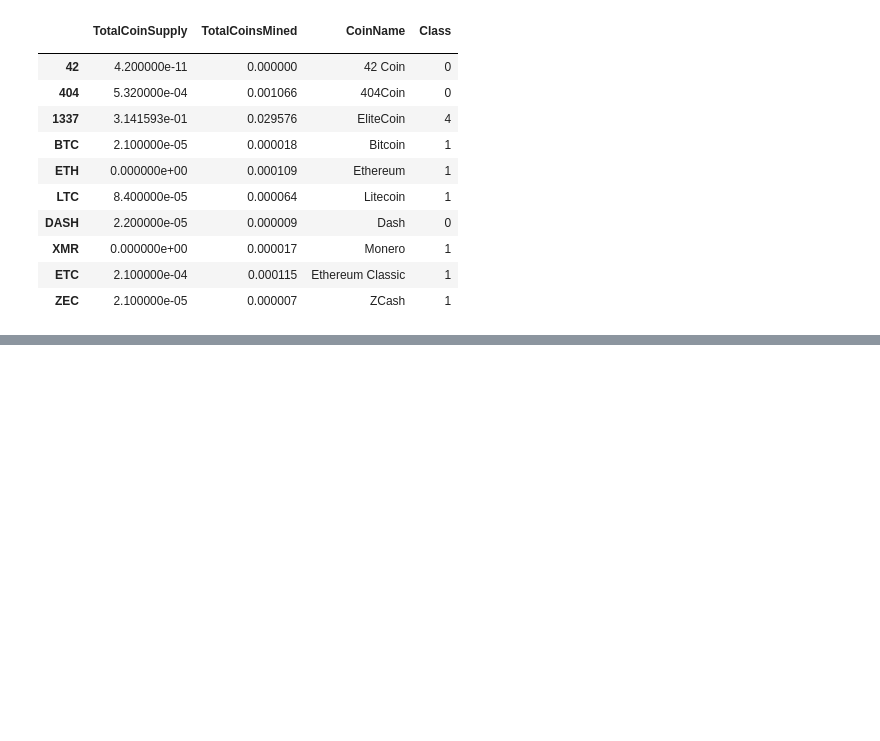
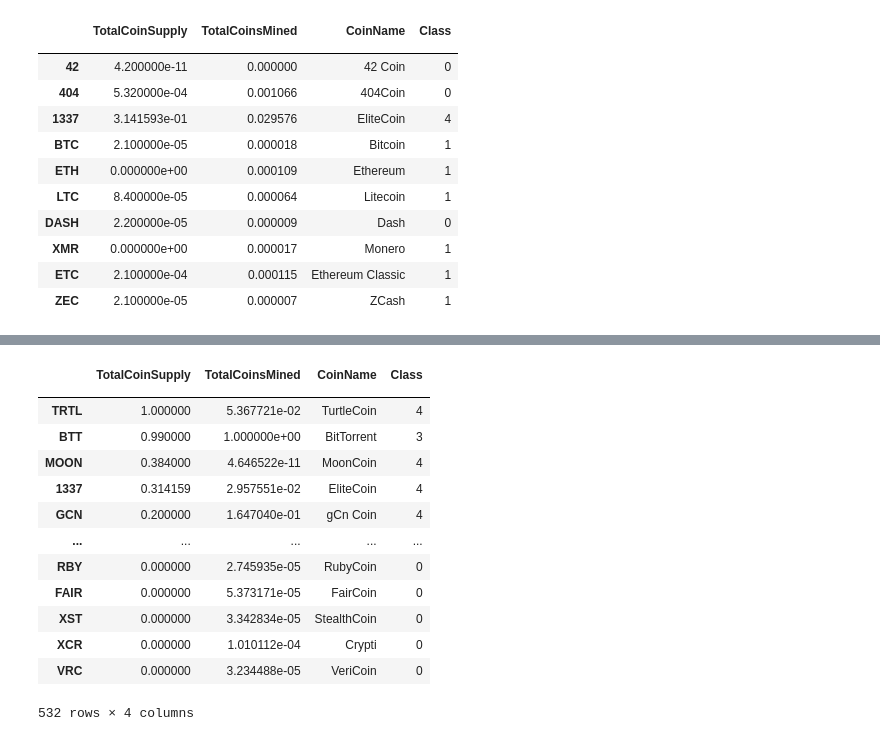
Before and after one commit to willmino/Cryptocurrencies, a Jupyter notebook: crypto_clustering.ipynb, the cells around one changed output, grey strips where cells are left out. Drawn from its saved outputs; the diff is of its cells as text; code cells hidden in the pictures; blank space fills up the shorter version.

```diff
--- a/crypto_clustering.ipynb
+++ b/crypto_clustering.ipynb
@@ -345,0 +380,17 @@ new_dataframe.hvplot.scatter(x='TotalCoinsMined', y='TotalCoinSupply',by='Class'
+# %%
+new_dataframe.sort_values("TotalCoinSupply",ascending = False)
+# %% [output]
+|  | TotalCoinSupply | TotalCoinsMined | CoinName | Class |
+|  |  |  |  |  |
+| TRTL | 1.000000 | 5.367721e-02 | TurtleCoin | 4 |
+| BTT | 0.990000 | 1.000000e+00 | BitTorrent | 3 |
+| MOON | 0.384000 | 4.646522e-11 | MoonCoin | 4 |
+| 1337 | 0.314159 | 2.957551e-02 | EliteCoin | 4 |
+| GCN | 0.200000 | 1.647040e-01 | gCn Coin | 4 |
+| ... | ... | ... | ... | ... |
+| RBY | 0.000000 | 2.745935e-05 | RubyCoin | 0 |
+| FAIR | 0.000000 | 5.373171e-05 | FairCoin | 0 |
+| XST | 0.000000 | 3.342834e-05 | StealthCoin | 0 |
+| XCR | 0.000000 | 1.010112e-04 | Crypti | 0 |
+| VRC | 0.000000 | 3.234488e-05 | VeriCoin | 0 |
+532 rows × 4 columns
```
Also changed, not shown: parts of 3 cells of this notebook, 2 other files.
